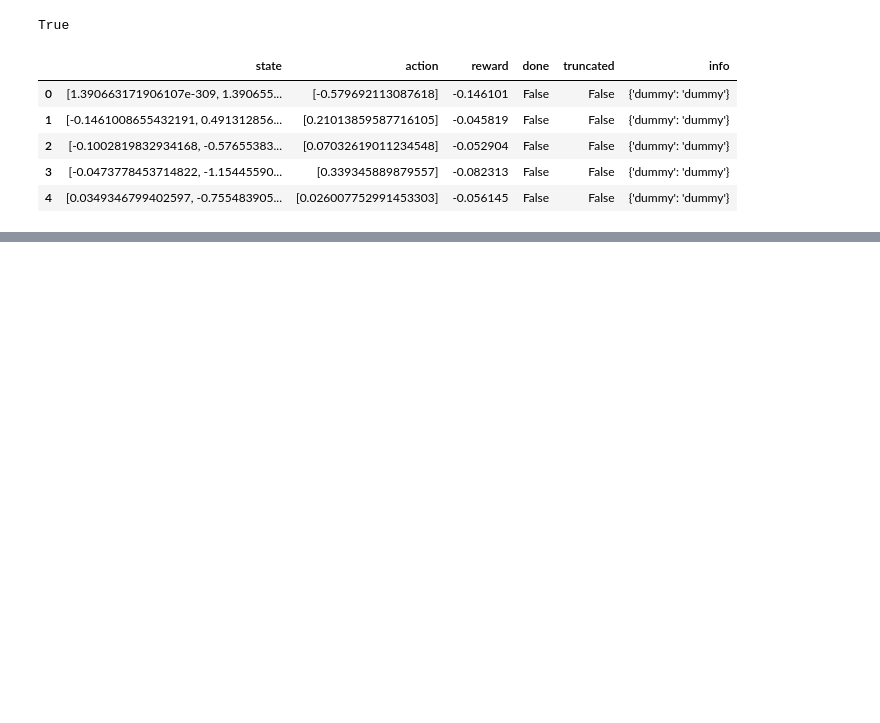
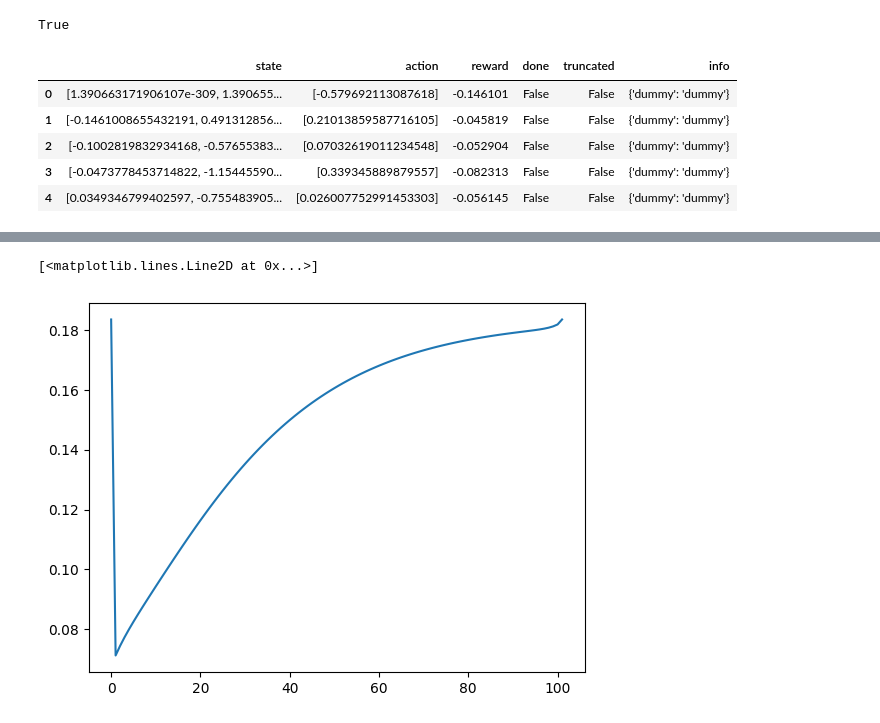
Before and after one commit to Alexponomarev7/marl-macro-modeling, a Jupyter notebook: lib/envs/junk.ipynb, the cells around one changed output, grey strips where cells are left out. Cells and saved outputs as stored; diff of their text form; code cells hidden in the pictures; blank space fills up the shorter version.

Commit message:
Add Garcia Cicco model (#16)
* wip

* wip

* wip

* wip

```diff
--- a/lib/envs/junk.ipynb
+++ b/lib/envs/junk.ipynb
@@ -144,3 +144,15 @@ data.head()
 | 2 | [-0.1002819832934168, -0.57655383... | [0.07032619011234548] | -0.052904 | False | False | {'dummy': 'dummy'} |
 | 3 | [-0.0473778453714822, -1.15445590... | [0.339345889879557] | -0.082313 | False | False | {'dummy': 'dummy'} |
 | 4 | [0.0349346799402597, -0.755483905... | [0.026007752991453303] | -0.056145 | False | False | {'dummy': 'dummy'} |
+# %%
+%load_ext autoreload
+%autoreload 2
+from research.data.utils import GenerationType, generate_model
+
+
+parameters = {"beta": 0.96, "start_capital": 0.1}
+
+
+df_dynare, params = generate_model(
+    "GarciaCicco_et_al_2010", parameters, periods=100, type=GenerationType.DYNARE
+)
@@ -146,0 +199,6 @@ data.head()
+# %%
+import matplotlib.pyplot as plt
+plt.plot(df_dynare.Consumption)
+# %% [output]
+[<matplotlib.lines.Line2D at 0x...>]
+[figure, added]
```
Also changed, not shown: parts of 2 cells of this notebook, 9 other files.
